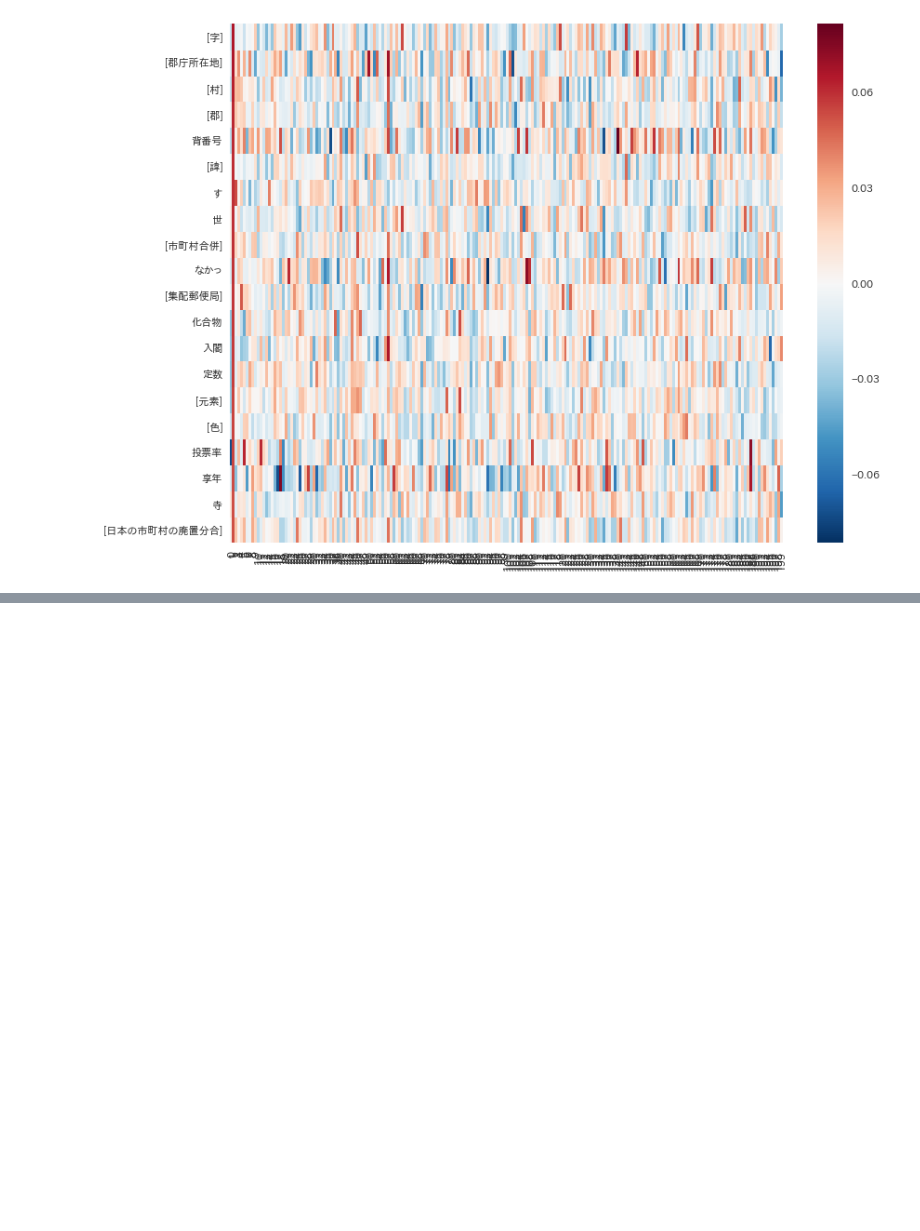
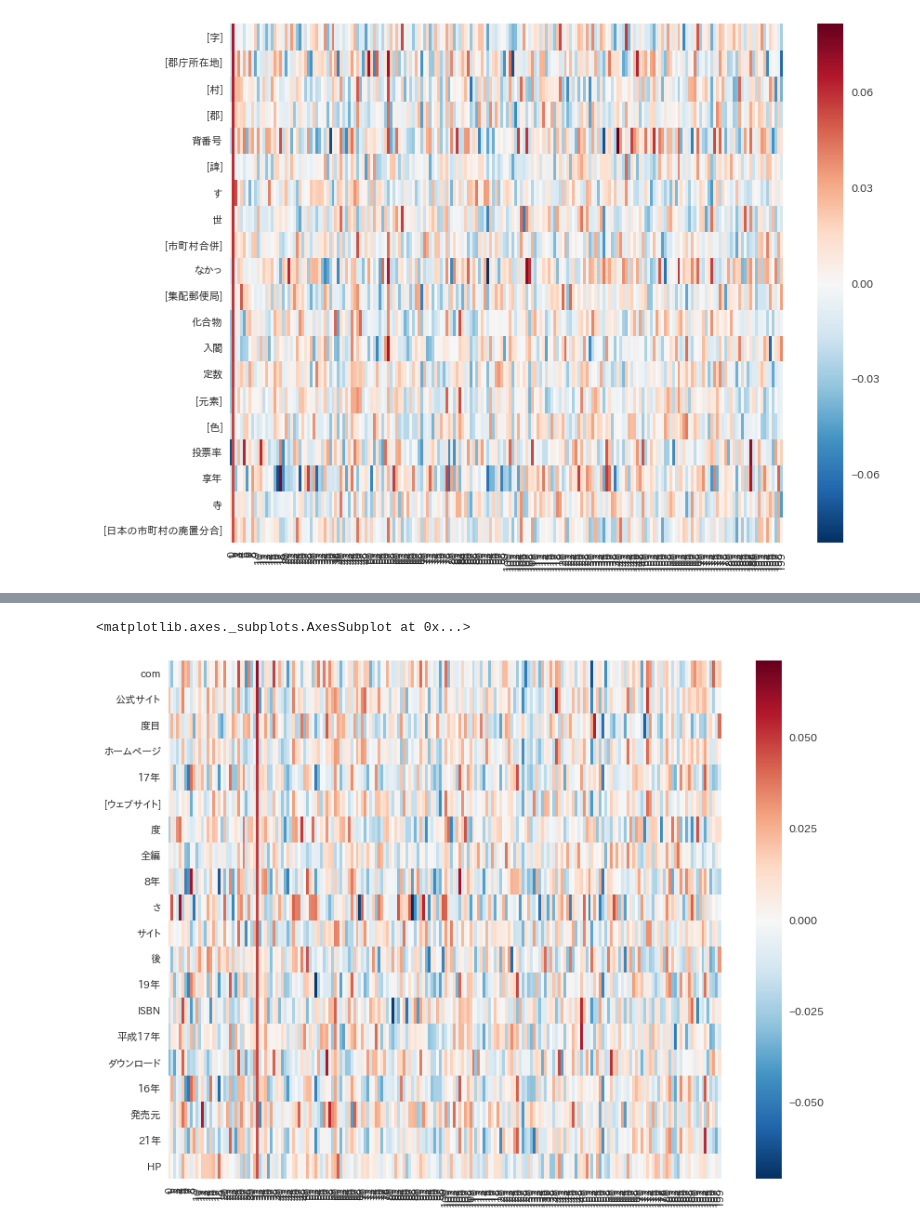
Before and after one commit to fufufukakaka/factor_rotation, a Jupyter notebook: ipynb/japanese-wikipedia-200dimension-test.ipynb, the cells around one changed output, grey strips where cells are left out. Cells and saved outputs as stored; diff of their text form; code cells hidden in the pictures; blank space fills up the shorter version.

```diff
--- a/ipynb/japanese-wikipedia-200dimension-test.ipynb
+++ b/ipynb/japanese-wikipedia-200dimension-test.ipynb
@@ -151,5 +159,8 @@ sns.heatmap(df.head(20))
 # %%
-#地域の場所など
-df.sort_values(1,ascending=False,inplace=True)
+#ウェブサイト
+df.sort_values(32,ascending=False,inplace=True)
 plt.figure(figsize=(12, 9))
 sns.heatmap(df.head(20))
+# %% [output]
+<matplotlib.axes._subplots.AxesSubplot at 0x...>
+[figure, added]
```
Also changed, not shown: parts of 1 cell of this notebook.
